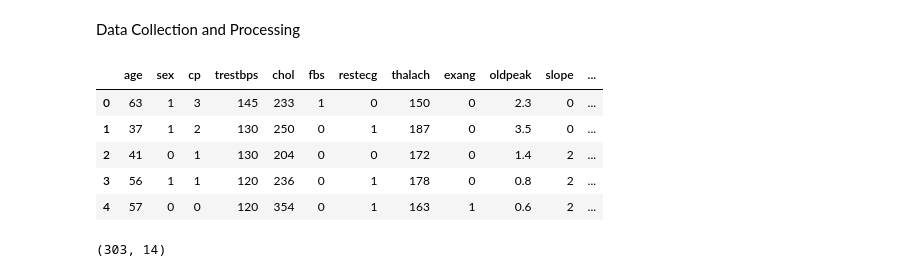
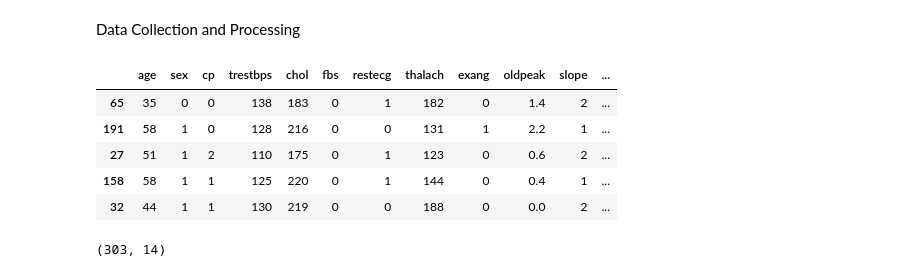
Before and after one commit to XXXVIIMMI/Notebook_Projects, a Jupyter notebook: src/Notebook/02__Shakil_Heart_Disease_Prediction_Naive_Bayes.ipynb, the cells around one changed output. Drawn from its saved outputs; the diff is of its cells as text; code cells hidden in the pictures.

```diff
--- a/src/Notebook/02__Shakil_Heart_Disease_Prediction_Naive_Bayes.ipynb
+++ b/src/Notebook/02__Shakil_Heart_Disease_Prediction_Naive_Bayes.ipynb
@@ -14,16 +16,16 @@ warnings.filterwarnings('ignore')
 Data Collection and Processing
 # %%
 # loading the csv data to a Pandas DataFrame
-heart_data = pd.read_csv('../data/heart_disease_data.csv')
+df = pd.read_csv('../data/heart_disease_data.csv')
 # %%
 # print first 5 rows of the dataset
-heart_data.head(5)
+df.sample(5)
 # %% [output]
 |  | age | sex | cp | trestbps | chol | fbs | restecg | thalach | exang | oldpeak | slope | ... |
-| 0 | 63 | 1 | 3 | 145 | 233 | 1 | 0 | 150 | 0 | 2.3 | 0 | ... |
-| 1 | 37 | 1 | 2 | 130 | 250 | 0 | 1 | 187 | 0 | 3.5 | 0 | ... |
-| 2 | 41 | 0 | 1 | 130 | 204 | 0 | 0 | 172 | 0 | 1.4 | 2 | ... |
-| 3 | 56 | 1 | 1 | 120 | 236 | 0 | 1 | 178 | 0 | 0.8 | 2 | ... |
-| 4 | 57 | 0 | 0 | 120 | 354 | 0 | 1 | 163 | 1 | 0.6 | 2 | ... |
+| 65 | 35 | 0 | 0 | 138 | 183 | 0 | 1 | 182 | 0 | 1.4 | 2 | ... |
+| 191 | 58 | 1 | 0 | 128 | 216 | 0 | 0 | 131 | 1 | 2.2 | 1 | ... |
+| 27 | 51 | 1 | 2 | 110 | 175 | 0 | 1 | 123 | 0 | 0.6 | 2 | ... |
+| 158 | 58 | 1 | 1 | 125 | 220 | 0 | 1 | 144 | 0 | 0.4 | 1 | ... |
+| 32 | 44 | 1 | 1 | 130 | 219 | 0 | 0 | 188 | 0 | 0.0 | 2 | ... |
 # %%
 # number of rows and columns in the dataset
```
Also changed, not shown: parts of 30 cells of this notebook, 4 other files.
